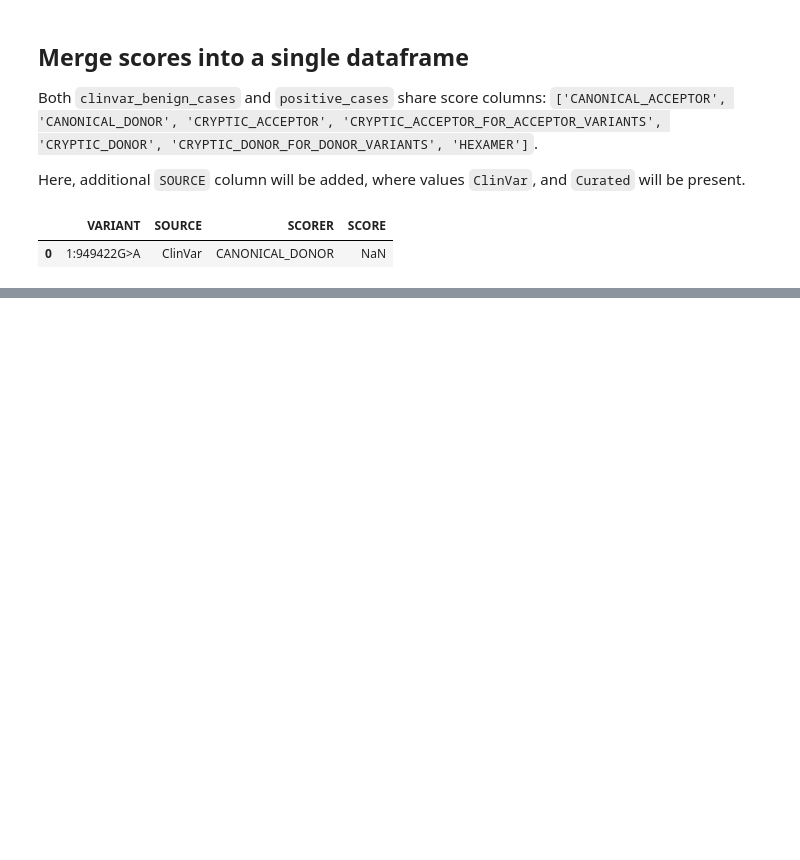
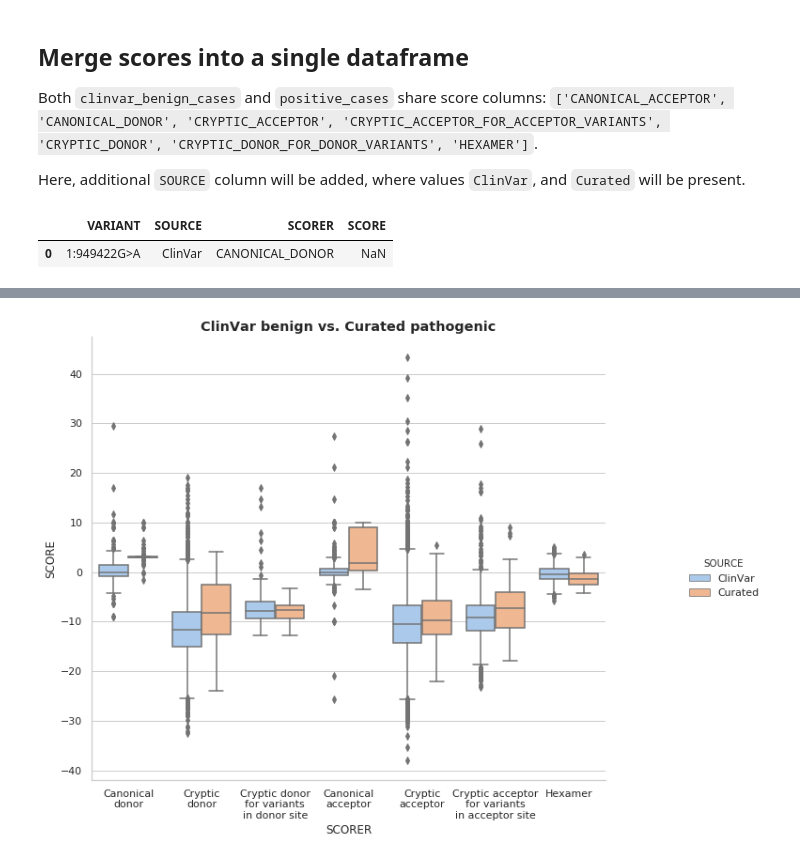
Before and after one commit to monarch-initiative/ExomiserSimulations, a Jupyter notebook: Splice scorers.ipynb, the cells around one changed output, grey strips where cells are left out. Saved outputs shown, nothing was run; the diff lists cells and outputs as text; code cells hidden in the pictures; blank space fills up the shorter version.

```diff
--- a/Splice scorers.ipynb
+++ b/Splice scorers.ipynb
@@ -94,0 +93,7 @@ ax_title = ax.set_title("ClinVar benign vs. Curated pathogenic", size='x-large',
+# %%
+cat = sns.catplot(x="SCORER", y="SCORE", hue="SOURCE", data=joined_melted, kind='box') #, ax=ax)
+xticklabels = cat.ax.set_xticklabels(SCORER_NAMES)
+cat.ax.get_figure().set_size_inches(12, 8)
+ax_title = cat.ax.set_title("ClinVar benign vs. Curated pathogenic", size='x-large', weight='bold')
+# %% [output]
+[figure, added]
```
Also changed, not shown: parts of 5 cells of this notebook.
